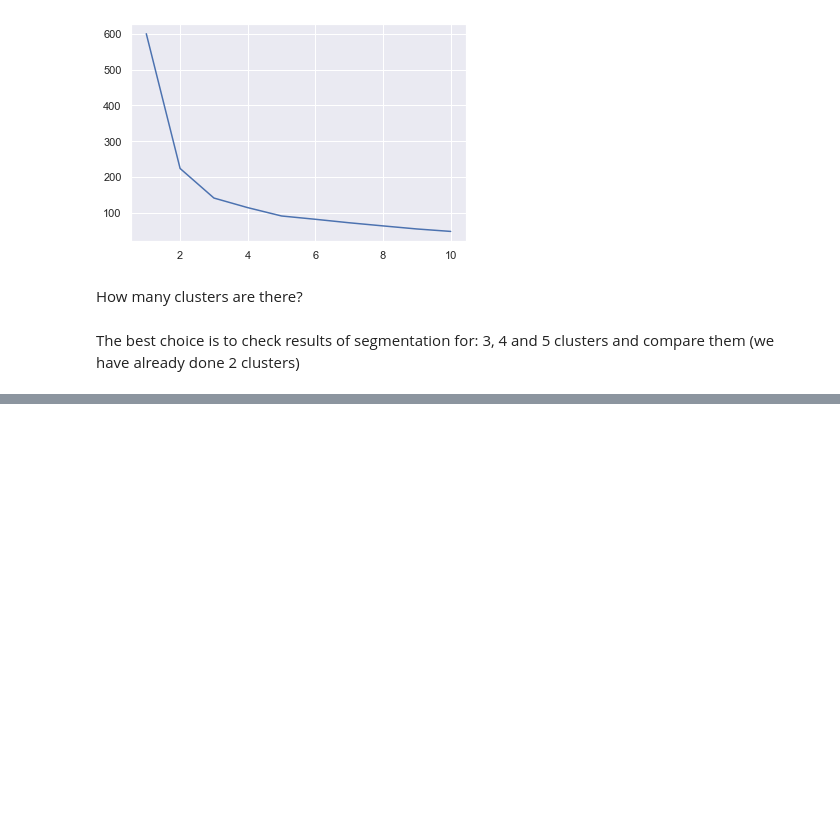
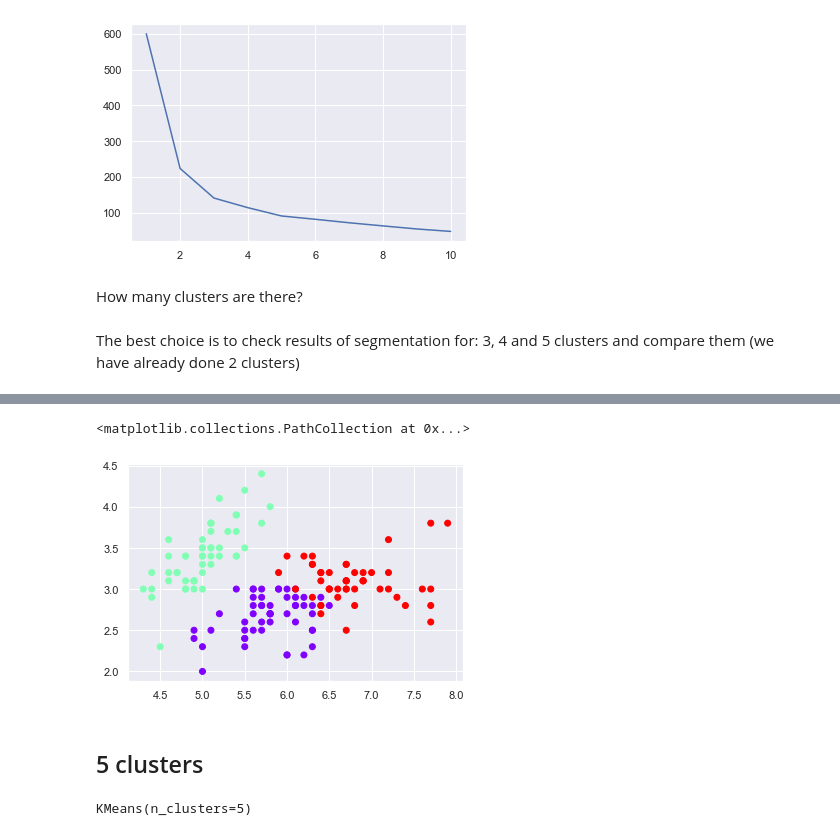
Before and after one commit to tomasz-urban/Jupyter, a Jupyter notebook: DS_bootcamp/clustering/species_segmentation_exercise.ipynb, the cells around one changed output, grey strips where cells are left out. Cells and saved outputs as stored; diff of their text form; code cells hidden in the pictures; blank space fills up the shorter version.

```diff
--- a/DS_bootcamp/clustering/species_segmentation_exercise.ipynb
+++ b/DS_bootcamp/clustering/species_segmentation_exercise.ipynb
@@ -180,0 +204,15 @@ The best choice is to check results of segmentation for: 3, 4 and 5 clusters and
+# %%
+df_3 = x.copy()
+df_3['clusters'] = kmeans_3.fit_predict(x_scaled)
+# %%
+plt.scatter(df_3['sepal_length'], df_3['sepal_width'], c=df_3['clusters'], cmap='rainbow')
+# %% [output]
+<matplotlib.collections.PathCollection at 0x...>
+[figure, added]
+# %% [markdown]
+## 5 clusters
+# %%
+kmeans_5 = KMeans(5)
+kmeans_5.fit(x_scaled)
+# %% [output]
+KMeans(n_clusters=5)
```
Also changed, not shown: parts of 16 cells of this notebook.
